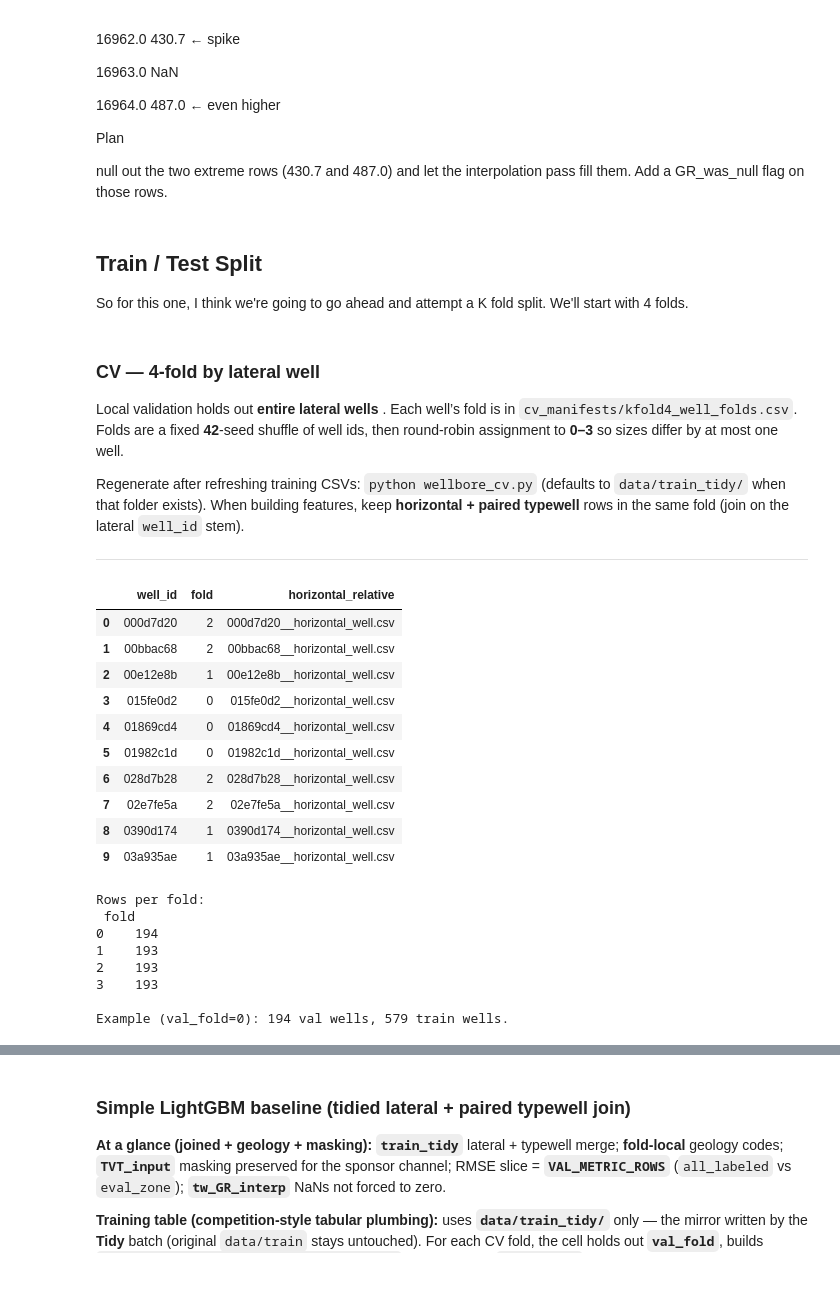
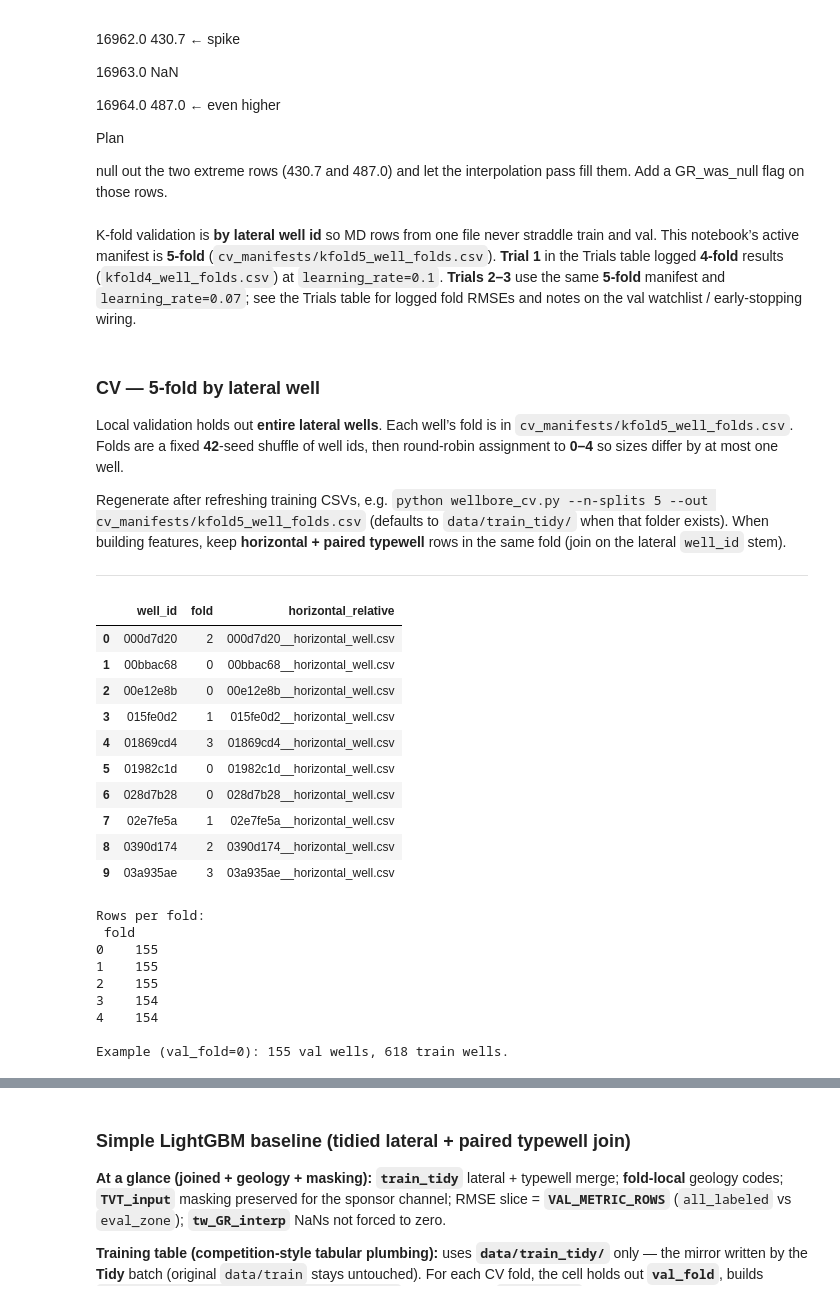
Before and after one commit to IsomorphicAlgo/Depth-Charge---Wellbore-Geology-Competition, a Jupyter notebook: wellbore_report V2.ipynb, the cells around one changed output, grey strips where cells are left out. Saved outputs shown, nothing was run; the diff lists cells and outputs as text; code cells hidden in the pictures.

Commit message:
Run V2, Trials 1, 2, and 3

```diff
--- a/wellbore_report V2.ipynb
+++ b/wellbore_report V2.ipynb
@@ -2069,52 +2053,51 @@ a4f989c2 (383.9 step)
 Plan
 
 null out the two extreme rows (430.7 and 487.0) and let the interpolation pass fill them. Add a GR_was_null flag on those rows.
-# %% [markdown]
-## Train / Test Split
-
-So for this one, I think we're going to go ahead and attempt a K fold split. We'll start with 4 folds.
+# %% [markdown]
+K-fold validation is **by lateral well id** so MD rows from one file never straddle train and val. This notebook’s active manifest is **5-fold** (`cv_manifests/kfold5_well_folds.csv`). **Trial 1** in the Trials table logged **4-fold** results (`kfold4_well_folds.csv`) at `learning_rate=0.1`. **Trials 2–3** use the same **5-fold** manifest and `learning_rate=0.07`; see the Trials table for logged fold RMSEs and notes on the val watchlist / early-stopping wiring.
 # %% [markdown]
-### CV — 4-fold by lateral well
+### CV — 5-fold by lateral well
 
-Local validation holds out **entire lateral wells** . Each well’s fold is in `cv_manifests/kfold4_well_folds.csv`. Folds are a fixed **42**-seed shuffle of well ids, then round-robin assignment to **0–3** so sizes differ by at most one well.
+Local validation holds out **entire lateral wells**. Each well’s fold is in `cv_manifests/kfold5_well_folds.csv`. Folds are a fixed **42**-seed shuffle of well ids, then round-robin assignment to **0–4** so sizes differ by at most one well.
 
-Regenerate after refreshing training CSVs: `python wellbore_cv.py` (defaults to `data/train_tidy/` when that folder exists). When building features, keep **horizontal + paired typewell** rows in the same fold (join on the lateral `well_id` stem).
+Regenerate after refreshing training CSVs, e.g. `python wellbore_cv.py --n-splits 5 --out cv_manifests/kfold5_well_folds.csv` (defaults to `data/train_tidy/` when that folder exists). When building features, keep **horizontal + paired typewell** rows in the same fold (join on the lateral `well_id` stem).
 
 ---
 # %%
 
 
 cv_root = wcv.default_train_root()
-manifest_path = wcv.REPO_ROOT / "cv_manifests" / "kfold4_well_folds.csv"
+manifest_path = wcv.REPO_ROOT / "cv_manifests" / "kfold5_well_folds.csv"
 
 if not cv_root.is_dir():
     print("No training folder at", cv_root, "— add data/train or data/train_tidy first.")
 elif not any(cv_root.rglob("*__horizontal_well.csv")):
     print("No lateral CSVs found under", cv_root)
 else:
-    mf = wcv.write_manifest(manifest_path, cv_root, n_splits=4, random_state=42)
+    mf = wcv.write_manifest(manifest_path, cv_root, n_splits=5, random_state=42)
     display(mf.head(10))
     print("Rows per fold:\n", mf.groupby("fold")["well_id"].count().to_string())
     train_wells, val_wells = wcv.train_val_well_ids(mf, val_fold=0)
     print(f"\nExample (val_fold=0): {len(val_wells)} val wells, {len(train_wells)} train wells.")
 # %% [output]
 |  | well_id | fold | horizontal_relative |
 | 0 | 000d7d20 | 2 | 000d7d20__horizontal_well.csv |
-| 1 | 00bbac68 | 2 | 00bbac68__horizontal_well.csv |
-| 2 | 00e12e8b | 1 | 00e12e8b__horizontal_well.csv |
-| 3 | 015fe0d2 | 0 | 015fe0d2__horizontal_well.csv |
-| 4 | 01869cd4 | 0 | 01869cd4__horizontal_well.csv |
+| 1 | 00bbac68 | 0 | 00bbac68__horizontal_well.csv |
+| 2 | 00e12e8b | 0 | 00e12e8b__horizontal_well.csv |
+| 3 | 015fe0d2 | 1 | 015fe0d2__horizontal_well.csv |
+| 4 | 01869cd4 | 3 | 01869cd4__horizontal_well.csv |
 | 5 | 01982c1d | 0 | 01982c1d__horizontal_well.csv |
-| 6 | 028d7b28 | 2 | 028d7b28__horizontal_well.csv |
-| 7 | 02e7fe5a | 2 | 02e7fe5a__horizontal_well.csv |
-| 8 | 0390d174 | 1 | 0390d174__horizontal_well.csv |
-| 9 | 03a935ae | 1 | 03a935ae__horizontal_well.csv |
+| 6 | 028d7b28 | 0 | 028d7b28__horizontal_well.csv |
+| 7 | 02e7fe5a | 1 | 02e7fe5a__horizontal_well.csv |
+| 8 | 0390d174 | 2 | 0390d174__horizontal_well.csv |
+| 9 | 03a935ae | 3 | 03a935ae__horizontal_well.csv |
 Rows per fold:
  fold
-0    194
-1    193
-2    193
-3    193
+0    155
+1    155
+2    155
+3    154
+4    154
 
-Example (val_fold=0): 194 val wells, 579 train wells.
+Example (val_fold=0): 155 val wells, 618 train wells.
 # %% [markdown]
```
Also changed, not shown: parts of 9 cells of this notebook, 2 other files.
